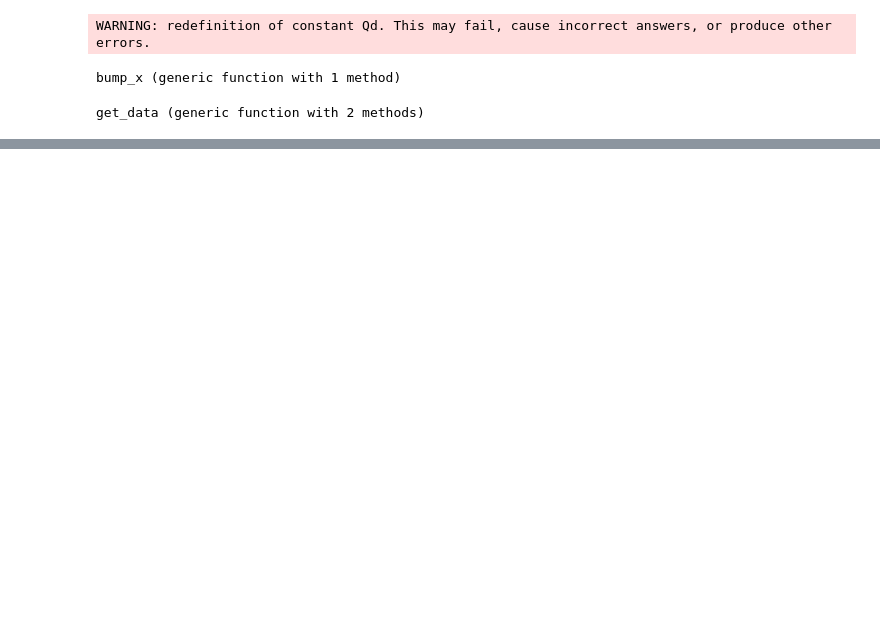
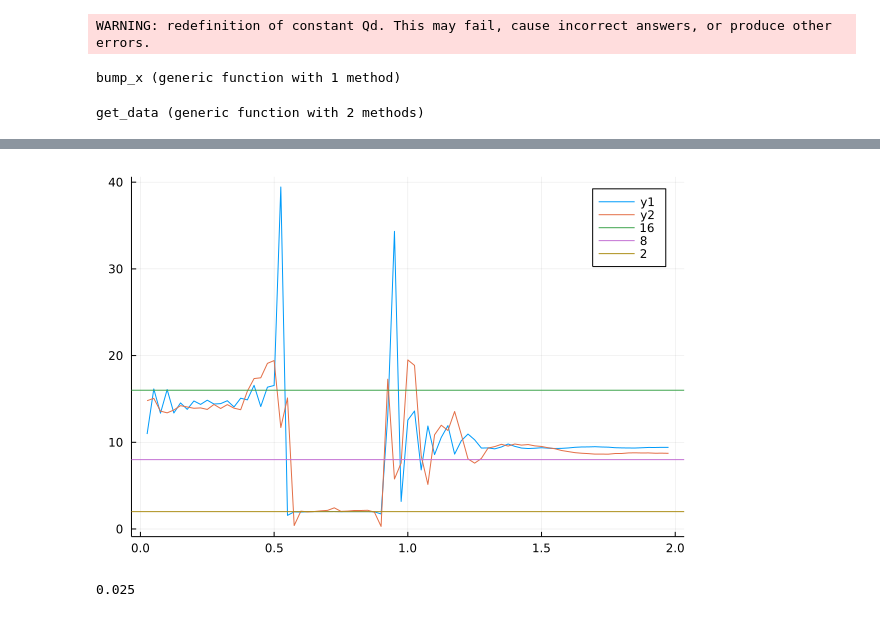
Before and after one commit to reula/Matching, a Jupyter notebook: convergence.ipynb, the cells around one changed output, grey strips where cells are left out. Saved outputs shown, nothing was run; the diff lists cells and outputs as text; code cells hidden in the pictures; blank space fills up the shorter version.

```diff
--- a/convergence.ipynb
+++ b/convergence.ipynb
@@ -129,0 +156,3 @@ sum(abs.(ϕ_R_2[end,:] - ϕ_R_3[end,:]))/sum(abs.(ϕ_R_3[end,:] -ϕ_R_4[end,:]))
+# %%
+Q234 = [sum(abs.(ϕ_R_2[:,i] - ϕ_R_3[:,i]))/sum(abs.(ϕ_R_3[:,i] -ϕ_R_4[:,i])) for i in 2:M_d]
+Q123 = [sum(abs.(ϕ_R_1[:,i] - ϕ_R_2[:,i]))/sum(abs.(ϕ_R_2[:,i] -ϕ_R_3[:,i])) for i in 2:M_d]
@@ -129,0 +177,13 @@ sum(abs.(ϕ_R_2[end,:] - ϕ_R_3[end,:]))/sum(abs.(ϕ_R_3[end,:] -ϕ_R_4[end,:]))
+# %%
+s = 80
+plot(t[2:s],Q234[2:s])
+plot!(t[2:s],Q123[2:s])
+hline!([16],label="16")
+hline!([8],label="8")
+hline!([2],label="2")
+# %% [output]
+[figure, added]
+# %%
+t[2,end]
+# %% [output]
+0.025
```
Also changed, not shown: parts of 11 cells of this notebook, 9 other files.
